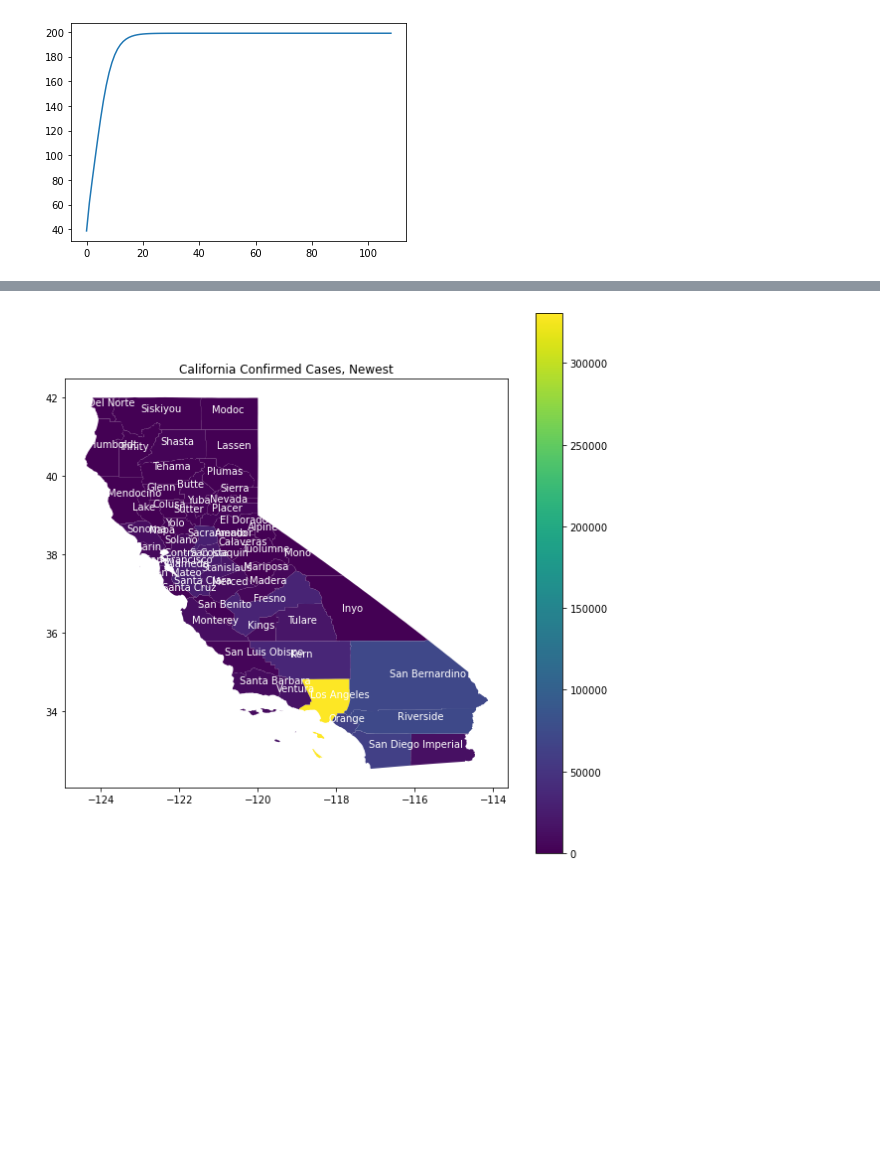
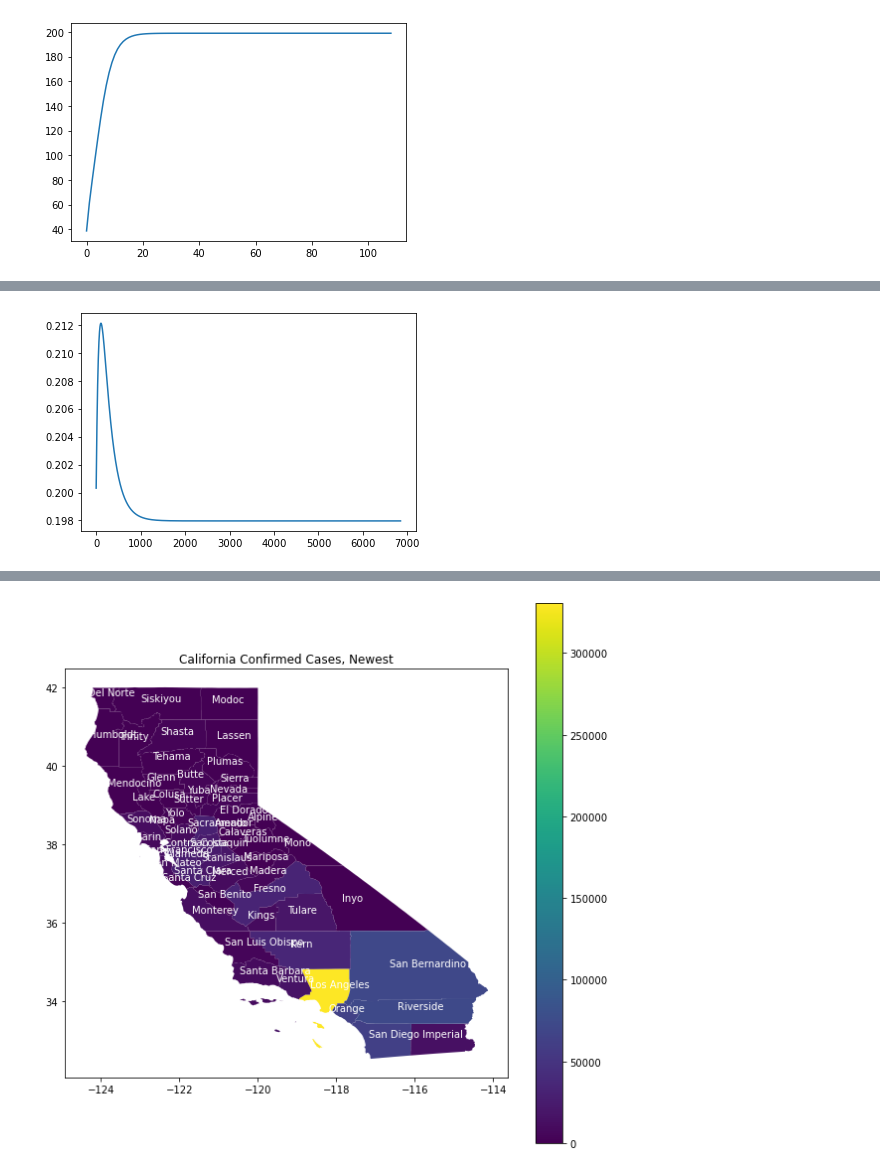
Before and after one commit to wendyw1999/epidemiology_capstone_project, a Jupyter notebook: notebooks/Stimulation 2.ipynb, the cells around one changed output, grey strips where cells are left out. Saved outputs shown, nothing was run; the diff lists cells and outputs as text; code cells hidden in the pictures; blank space fills up the shorter version.

```diff
--- a/notebooks/Stimulation 2.ipynb
+++ b/notebooks/Stimulation 2.ipynb
@@ -243,0 +250,80 @@ if __name__ == "__main__":
+# %%
+us_confirmed_df = us_confirmed_df.loc[us_confirmed_df.Admin2 != "Unassigned"]
+us_death_df = us_death_df.loc[us_death_df.Admin2 != "Unassigned"]
+def calculate_gradient(s,i,r,population,beta,epsilon):
+    result1 = 0 #continue adding to solve for beta
+    result2 = 0 #continue adding to solve for 1/D aka epsilon
+    for n in range(len(s)-1):
+        result1 += 2*(s[n+1]-s[n]+beta*s[n]*(i[n]/population))*(s[n]*i[n]/population)
+        result1 += 2*(i[n+1]-i[n]-beta*s[n]*(i[n]/population) + i[n]*epsilon)*(-s[n]*i[n]/population)
+
+        result2 += 2*(i[n+1]-i[n]+i[n]*epsilon-beta*i[n]*s[n]/population)*(i[n])
+        result2 += 2*(r[n+1]-r[n]-i[n]*epsilon)*(-i[n])
+
+    return result1,result2
+def calculate_using_gridsearch(s,i,r,population,learning_rate1,learning_rate2):
+    beta = 0.2
+    epsilon = 1/14
+
+
+    for x in range(100): # dangerous, recommend do a for loop!!!
+        loss = 0
+        length = len(s)
+        betas = []
+        ds = []
+
+        middle_rate = (learning_rate2 + learning_rate1)/2 + (learning_rate2 - learning_rate1)/3
+        #First we get the middle learning rate and test its performance
+        # if it works, great!
+        # if returns NaNs, then we move to the left portion of the range
+        # if returns a list (doesn't converge), then we move to the right portion of the range
+        for itera in range(10000):
+            loss1,loss2 = calculate_gradient(s,i,r,population,beta,epsilon)
+            beta_new = beta - middle_rate* loss1/length #0.001 is the learning rate
+            epsilon_new = epsilon - middle_rate * loss2/length
+            if (beta_new == beta) & (epsilon_new == epsilon):
+                print(beta_new)
+                print(1/epsilon_new)
+                plt.plot(betas)
+                plt.show()
+                plt.plot(ds)
+                plt.show()
+                return beta_new,1/epsilon_new
+            # if middle point gives nan, then we should move to the lower portion
+            if math.isnan(beta_new) | math.isnan(epsilon_new):
+                learning_rate2 = middle_rate
+                break
+            beta = beta_new
+            epsilon = epsilon_new
+            betas.append(beta_new)
+            ds.append(1/epsilon_new)
+        if math.isnan(beta_new) | math.isnan(epsilon_new):
+            # if middle is nans, we move to the left portion
+            print("middle = left part")
+            print(middle_rate)
+        else: # if the middle is not converging, we move to the right portion
+            learning_rate1 = middle_rate
+            print("middle = right part")
+
+        # Middle Point
+
+
+
+    print(middle_rate)
+    return betas,ds
+
+
+if __name__ == "__main__":
+    county_code = 1005
+
+    #s,i,r,p = get_county(20,70,1003)
+    s,i,r,p = get_state(20,40,"California")
+    #s,i,r,p = get_country(30,37)
+    lr_upper = 1/p
+    lr_lower = 1e-20/p
+    betas,ds = calculate_using_gridsearch(s,i,r,p,lr_lower,lr_upper)
+    #plt.plot(betas)
+    #plt.show()
+    #plt.plot(ds)
+    #plt.show()
+# %% [output]
@@ -243,0 +332 @@ if __name__ == "__main__":
+[figure, added]
```
Also changed, not shown: parts of 14 cells of this notebook.
